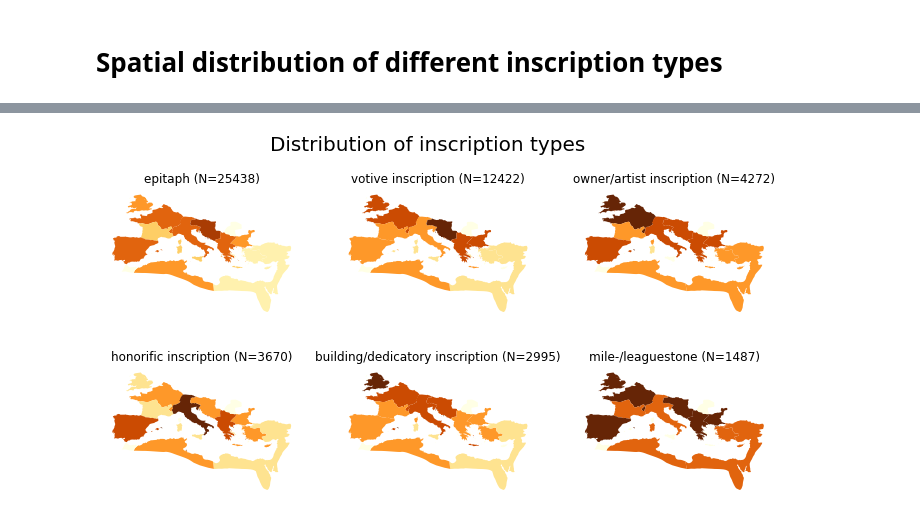
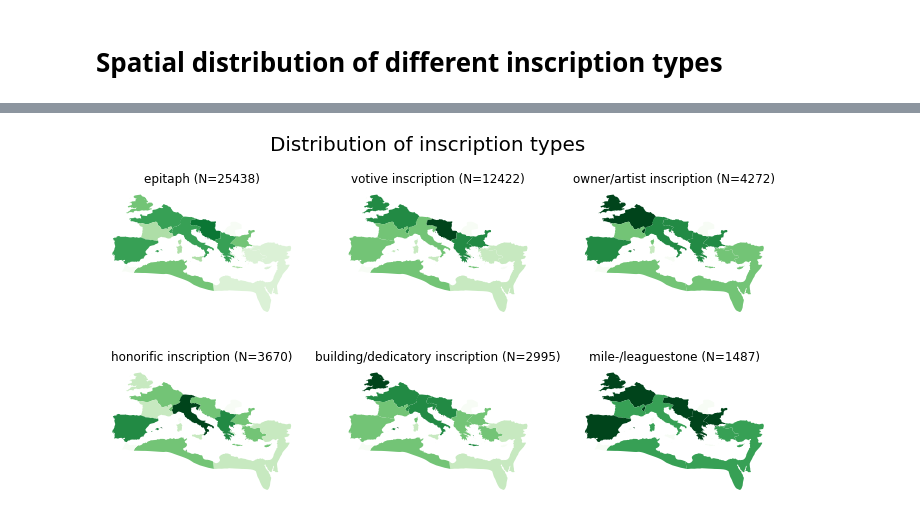
Before and after one commit to sdam-au/EDH_exploration, a Jupyter notebook: scripts/py_SPATIAL_ANALYSIS.ipynb, the cells around one changed output, grey strips where cells are left out. Cells and saved outputs as stored; diff of their text form; code cells hidden in the pictures.

```diff
--- a/scripts/py_SPATIAL_ANALYSIS.ipynb
+++ b/scripts/py_SPATIAL_ANALYSIS.ipynb
@@ -176,7 +179,6 @@ def set_coordinate(row, i):
 EDH_df["x"] = EDH_df.apply(lambda row: set_coordinate(row, 0), axis=1)
 EDH_df["y"] = EDH_df.apply(lambda row: set_coordinate(row, 1), axis=1)
 EDH_gdf = geopandas.GeoDataFrame(EDH_df, geometry = geopandas.points_from_xy(x=EDH_df["x"], y=EDH_df["y"]))
-EDH_gdf.drop(columns=["coordinates", "x", "y"], inplace=True)
 EDH_gdf.head(5)
 # %% [output]
 |  | responsible_individual | type_of_inscription | letter_size | not_after | literature | work_status | height | ... |
@@ -325,8 +323,7 @@ EDH_gdf["type_of_monument_clean"].tolist()[:10]
 # %%
 ### what types of monument we have and how many
 mon_types_counts = []
-for mon_type in EDH_gdf["type_of_monument_clean"].unique():
-  if str(mon_type)[-1] != "?":
+for mon_type in [mon_type for mon_type in EDH_gdf["type_of_monument_clean"].unique() if mon_type !="NULL"]:
     mon_type_df = EDH_gdf[EDH_gdf["type_of_monument_clean"]==mon_type]
     mon_type_len = len(mon_type_df)
     mon_types_counts.append([mon_type, mon_type_len])
@@ -366,10 +363,10 @@ mon_types_counts[1:10]
  ['sarcophagus', 1591],
  ['mile-/leaguestone', 1504]]
 # %%
-fig, axs = plt.subplots(3, 3, figsize=(12, 9))
+fig, axs = plt.subplots(3, 3, figsize=(12, 9), tight_layout=True)
 for ax, mon_type in zip(axs.ravel(), mon_types_counts[1:10]):
   provinces[mon_type[0] + "_dens"] = provinces.apply(lambda row: calculate_ins_density(row["OBJECTID"], "type_of_monument_clean", mon_type[0]), axis=1)
-  provinces.plot(column=mon_type[0] + "_dens", cmap='YlOrBr', scheme="quantiles", k=15, ax=ax)
+  provinces.plot(column=mon_type[0] + "_dens", cmap='Purples', scheme="quantiles", k=15, ax=ax)
   ax.set_title(mon_type[0] + " (N=" + str(mon_type[1]) + ")")
   ax.axis("off")
   #ctx.add_basemap(ax=ax,  zoom=4, url=getattr(ctx.sources, "ST_TERRAIN_BACKGROUND"), crs="epsg:4326") ### for basemap setting, see https://github.com/darribas/contextily/blob/master/contextily_guide.ipynb
@@ -398,15 +415,17 @@ ins_types_counts
 # %%
-fig, axs = plt.subplots(2, 3, figsize=(12, 6))
+# we can choose any color from here: https://matplotlib.org/3.1.1/tutorials/colors/colormaps.html
+
+fig, axs = plt.subplots(2, 3, figsize=(12, 6), tight_layout=True)
 
 for ax, ins_type in zip(axs.ravel(), ins_types_counts[:6]):
   provinces[ins_type[0] + "_dens"] = provinces.apply(lambda row: calculate_ins_density(row["OBJECTID"], "type_of_inscription", ins_type[0]), axis=1)
-  provinces.plot(column=ins_type[0] + "_dens", cmap='YlOrBr', scheme="quantiles", k=15, legend=False, ax=ax)
+  provinces.plot(column=ins_type[0] + "_dens", cmap='Greens', scheme="quantiles", k=15, legend=False, ax=ax)
   ax.set_title(ins_type[0] + " (N=" + str(ins_type[1]) + ")")
   ax.axis("off")
 fig.suptitle("Distribution of inscription types", fontsize=20)
 plt.show()
 # %% [output]
-[figure, old version]
+[figure, new version]
 # %%
 sddk.write_file("SDAM_data/EDH/public/EDH_spatial_ins_types.png", fig, conf)
 # %% [output]
```
Also changed, not shown: parts of 19 cells of this notebook, 2 other files.
